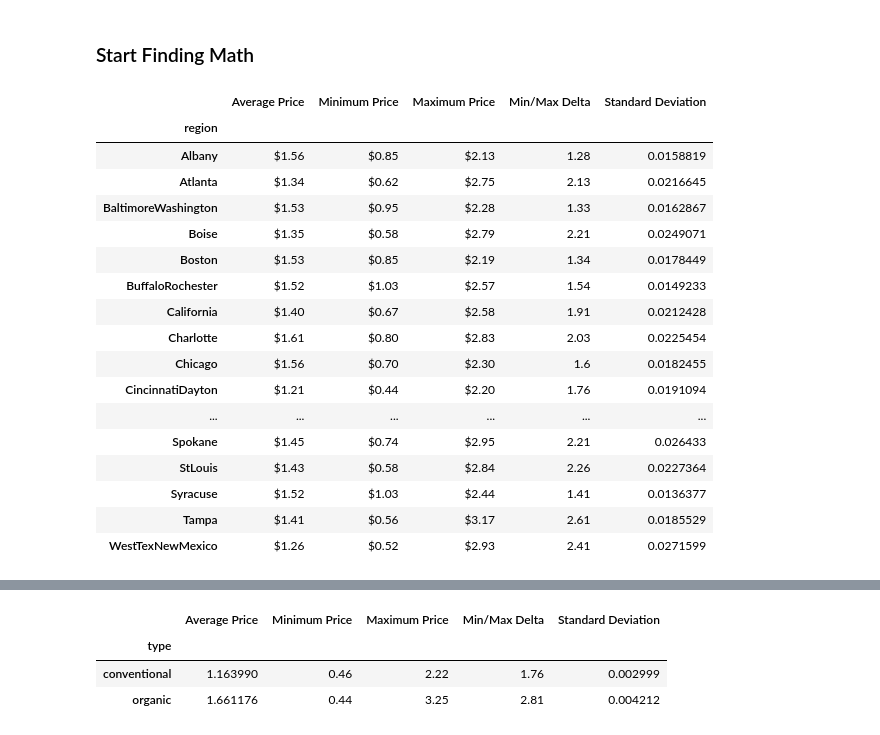
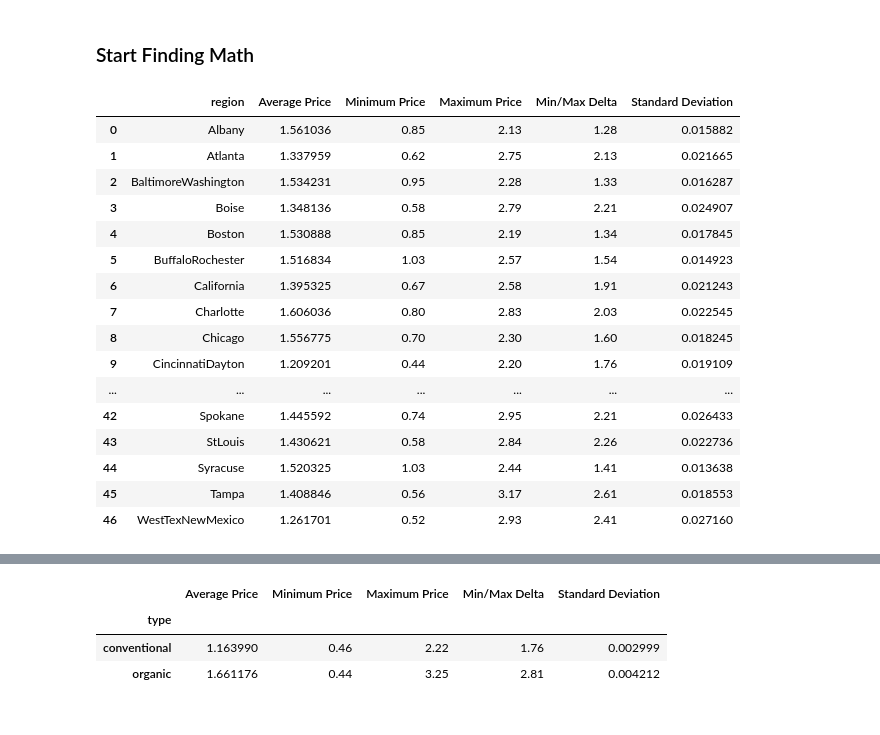
Before and after one commit to lourdesrm/AvocadoMadness, a Jupyter notebook: avocados.ipynb, the cells around one changed output, grey strips where cells are left out. Saved outputs shown, nothing was run; the diff lists cells and outputs as text; code cells hidden in the pictures.

```diff
--- a/avocados.ipynb
+++ b/avocados.ipynb
@@ -77,28 +85,25 @@ regional_std = region_data['AveragePrice'].sem()
 # %%
 avocado_summary = pd.merge(regional_mean,regional_min, on='region',how='outer').rename(columns={"AveragePrice_x": "Average Price","AveragePrice_y":"Minimum Price"})
 avocado_summary = pd.merge(avocado_summary,regional_max, on='region',how='outer').rename(columns={"AveragePrice": "Maximum Price"})
 avocado_summary = pd.merge(avocado_summary,difference, on='region',how='outer').rename(columns={"AveragePrice": "Min/Max Delta"})
 avocado_summary = pd.merge(avocado_summary,regional_std, on='region',how='outer').rename(columns={"AveragePrice": "Standard Deviation"})
-avocado_summary = avocado_summary.style.format({'Average Price':'${:,.2f}',
-                             'Minimum Price':'${:,.2f}',
-                             'Maximum Price':'${:,.2f}',})
+avocado_summary = avocado_summary.reset_index(drop=False)
 avocado_summary
 # %% [output]
-|  | Average Price | Minimum Price | Maximum Price | Min/Max Delta | Standard Deviation |
-| region |  |  |  |  |  |
-| Albany | $1.56 | $0.85 | $2.13 | 1.28 | 0.0158819 |
-| Atlanta | $1.34 | $0.62 | $2.75 | 2.13 | 0.0216645 |
-| BaltimoreWashington | $1.53 | $0.95 | $2.28 | 1.33 | 0.0162867 |
-| Boise | $1.35 | $0.58 | $2.79 | 2.21 | 0.0249071 |
-| Boston | $1.53 | $0.85 | $2.19 | 1.34 | 0.0178449 |
-| BuffaloRochester | $1.52 | $1.03 | $2.57 | 1.54 | 0.0149233 |
-| California | $1.40 | $0.67 | $2.58 | 1.91 | 0.0212428 |
-| Charlotte | $1.61 | $0.80 | $2.83 | 2.03 | 0.0225454 |
-| Chicago | $1.56 | $0.70 | $2.30 | 1.6 | 0.0182455 |
-| CincinnatiDayton | $1.21 | $0.44 | $2.20 | 1.76 | 0.0191094 |
-| ... | ... | ... | ... | ... | ... |
-| Spokane | $1.45 | $0.74 | $2.95 | 2.21 | 0.026433 |
-| StLouis | $1.43 | $0.58 | $2.84 | 2.26 | 0.0227364 |
-| Syracuse | $1.52 | $1.03 | $2.44 | 1.41 | 0.0136377 |
-| Tampa | $1.41 | $0.56 | $3.17 | 2.61 | 0.0185529 |
-| WestTexNewMexico | $1.26 | $0.52 | $2.93 | 2.41 | 0.0271599 |
+|  | region | Average Price | Minimum Price | Maximum Price | Min/Max Delta | Standard Deviation |
+| 0 | Albany | 1.561036 | 0.85 | 2.13 | 1.28 | 0.015882 |
+| 1 | Atlanta | 1.337959 | 0.62 | 2.75 | 2.13 | 0.021665 |
+| 2 | BaltimoreWashington | 1.534231 | 0.95 | 2.28 | 1.33 | 0.016287 |
+| 3 | Boise | 1.348136 | 0.58 | 2.79 | 2.21 | 0.024907 |
+| 4 | Boston | 1.530888 | 0.85 | 2.19 | 1.34 | 0.017845 |
+| 5 | BuffaloRochester | 1.516834 | 1.03 | 2.57 | 1.54 | 0.014923 |
+| 6 | California | 1.395325 | 0.67 | 2.58 | 1.91 | 0.021243 |
+| 7 | Charlotte | 1.606036 | 0.80 | 2.83 | 2.03 | 0.022545 |
+| 8 | Chicago | 1.556775 | 0.70 | 2.30 | 1.60 | 0.018245 |
+| 9 | CincinnatiDayton | 1.209201 | 0.44 | 2.20 | 1.76 | 0.019109 |
+| ... | ... | ... | ... | ... | ... | ... |
+| 42 | Spokane | 1.445592 | 0.74 | 2.95 | 2.21 | 0.026433 |
+| 43 | StLouis | 1.430621 | 0.58 | 2.84 | 2.26 | 0.022736 |
+| 44 | Syracuse | 1.520325 | 1.03 | 2.44 | 1.41 | 0.013638 |
+| 45 | Tampa | 1.408846 | 0.56 | 3.17 | 2.61 | 0.018553 |
+| 46 | WestTexNewMexico | 1.261701 | 0.52 | 2.93 | 2.41 | 0.027160 |
```
Also changed, not shown: parts of 24 cells of this notebook, 7 other files.
